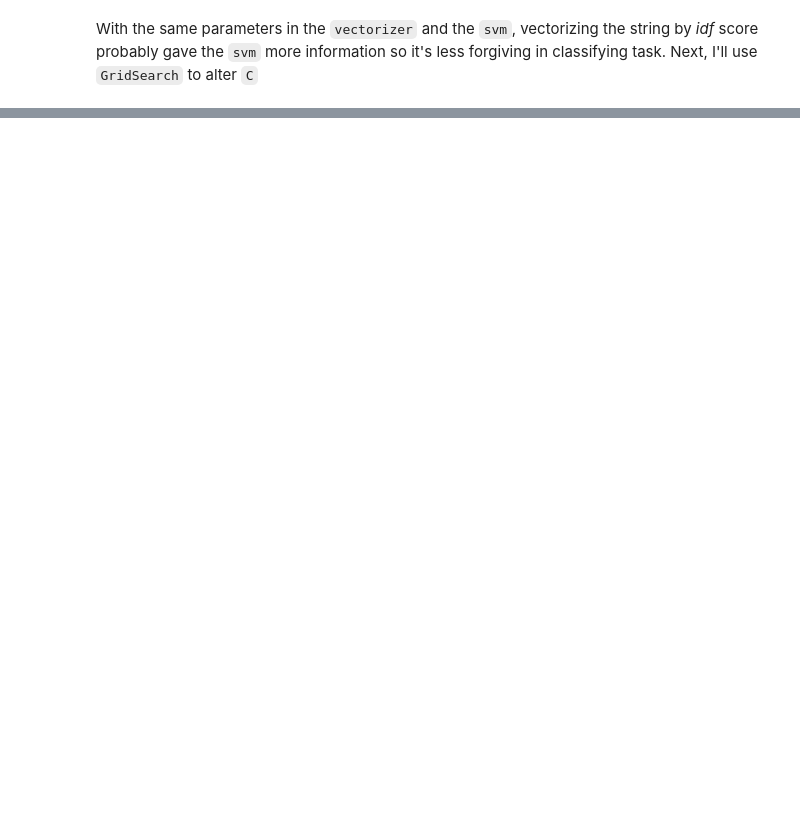
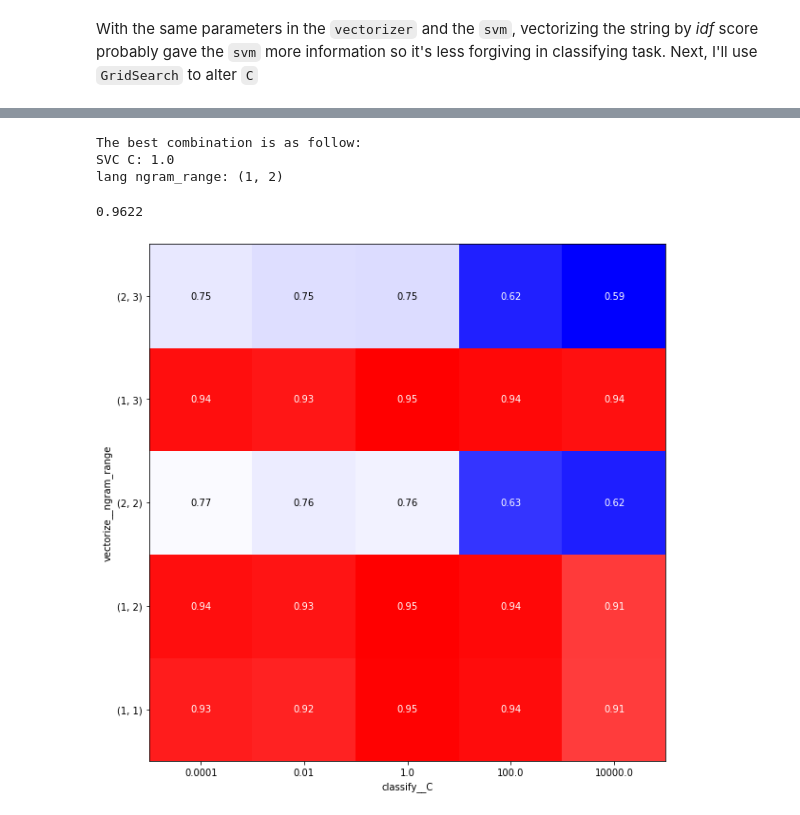
Before and after one commit to BaoCaiH/NLP_Exercise, a Jupyter notebook: NLP-Exercise.ipynb, the cells around one changed output, grey strips where cells are left out. Cells and saved outputs as stored; diff of their text form; code cells hidden in the pictures; blank space fills up the shorter version.

```diff
--- a/NLP-Exercise.ipynb
+++ b/NLP-Exercise.ipynb
@@ -247,0 +644,17 @@ grid_tfidf.best_estimator_.score(test_texts, test_labels)
+# %%
+lang_text_train, lang_label_train = shuffle_pair(
+    lang_text_train, lang_label_train
+)
+lang_text_val, lang_label_val = shuffle_pair(
+    lang_text_val, lang_label_val
+)
+lang_text_test, lang_label_test = shuffle_pair(
+    lang_text_test, lang_label_test
+)
+# %%
+lang_text_train = list(lang_text_train)
+lang_label_train = list(lang_label_train)
+lang_text_val = list(lang_text_val)
+lang_label_val = list(lang_label_val)
+lang_text_test = list(lang_text_test)
+lang_label_test = list(lang_label_test)
@@ -247,0 +707,5 @@ grid_tfidf.best_estimator_.score(test_texts, test_labels)
+# %%
+grid_lang.fit(
+    lang_text_train+lang_text_val,
+    lang_label_train+lang_label_val
+)
@@ -247,0 +734,23 @@ grid_tfidf.best_estimator_.score(test_texts, test_labels)
+# %%
+print('The best combination is as follow:')
+for param, value in grid_lang.best_params_.items():
+    if 'vectorize' in param:
+        print('lang {}: {}'.format(param[11:], value))
+    else:
+        print('SVC {}: {}'.format(param[10:], value))
+
+grid_lang.best_estimator_.score(lang_text_test, lang_label_test)
+# %% [output]
+The best combination is as follow:
+SVC C: 1.0
+lang ngram_range: (1, 2)
+0.9622
+# %%
+draw_param_heatmap(
+    grid_param_lang,
+    'classify__C',
+    'vectorize__ngram_range',
+    pd.DataFrame(grid_lang.cv_results_)
+)
+# %% [output]
+[figure, added]
```
Also changed, not shown: parts of 33 cells of this notebook, 6 other files.
